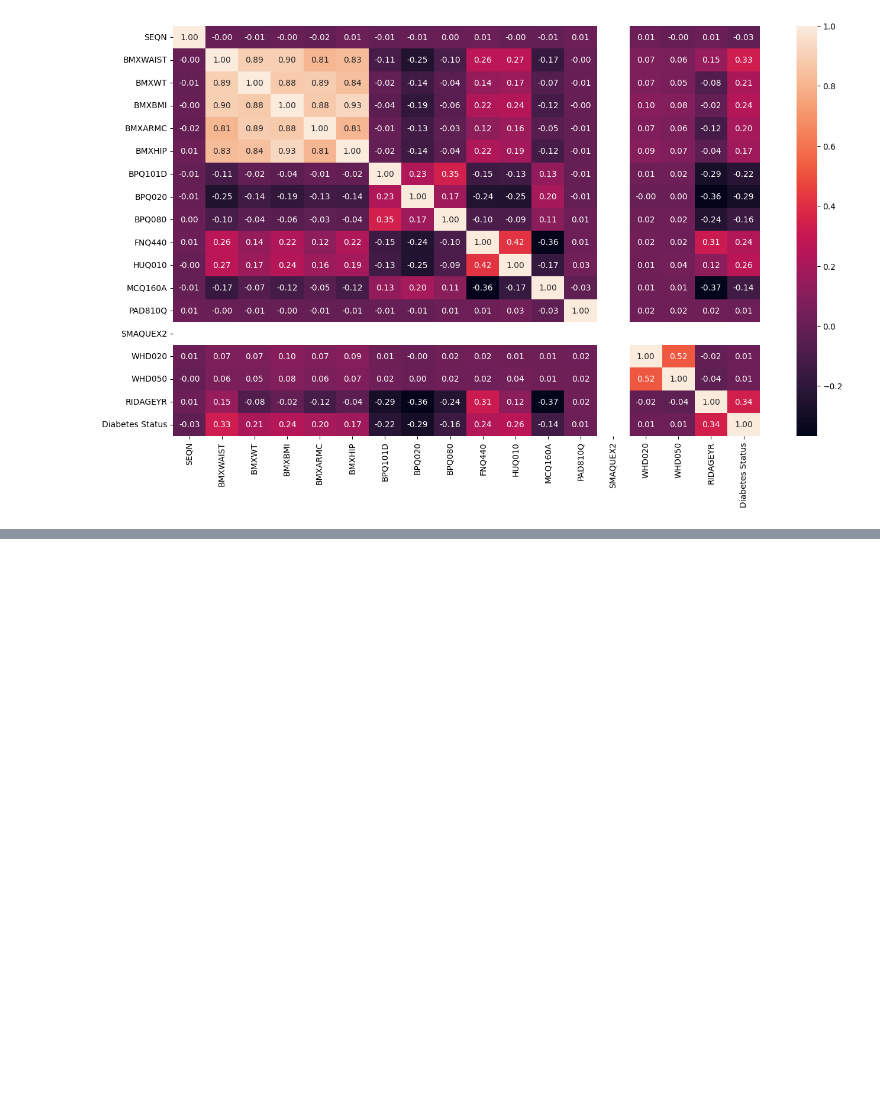
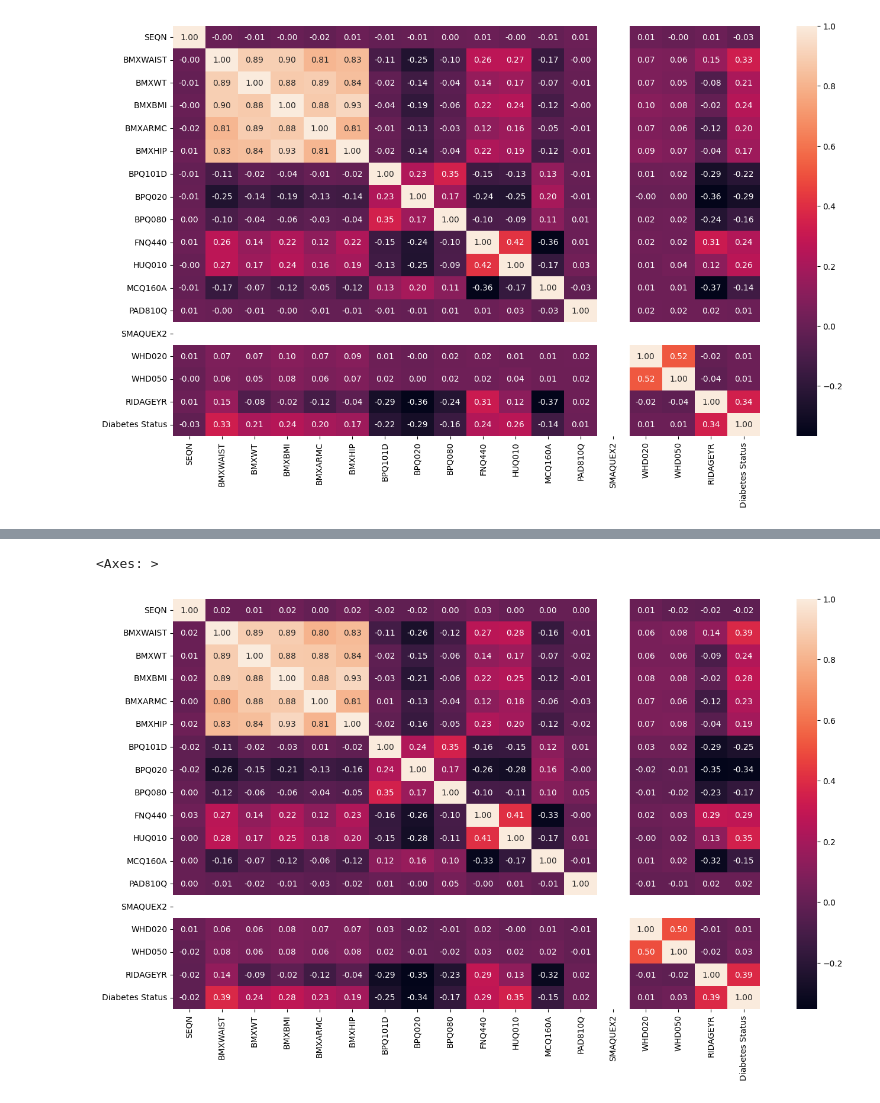
Before and after one commit to NiallGF/Final-Year-Project, a Jupyter notebook: Notebooks/3. DataCleaning.ipynb, the cells around one changed output, grey strips where cells are left out. Drawn from its saved outputs; the diff is of its cells as text; code cells hidden in the pictures; blank space fills up the shorter version.

Commit message:
Data Cleaned and Scaled

```diff
--- a/Notebooks/3. DataCleaning.ipynb
+++ b/Notebooks/3. DataCleaning.ipynb
@@ -160,0 +200,10 @@ sns.heatmap(corr_matrix, annot=True, fmt=".2f")
+# %%
+df = pd.read_csv('/workspaces/Final-Year-Project/Data/Cleaned and Downsampled Data/CleanedDownsampledDF.csv')
+
+plt.figure(figsize=(16, 9))
+
+corr_matrix = df.corr()
+sns.heatmap(corr_matrix, annot=True, fmt=".2f")
+# %% [output]
+<Axes: >
+[figure, added]
```
Also changed, not shown: parts of 3 cells of this notebook, 2 other files.
